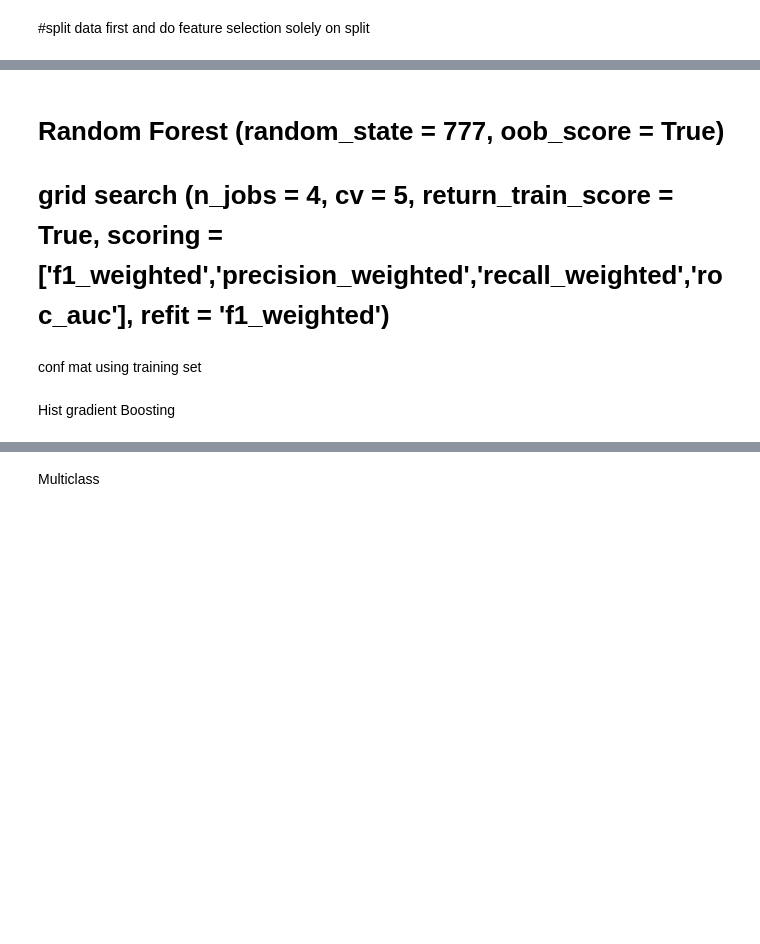
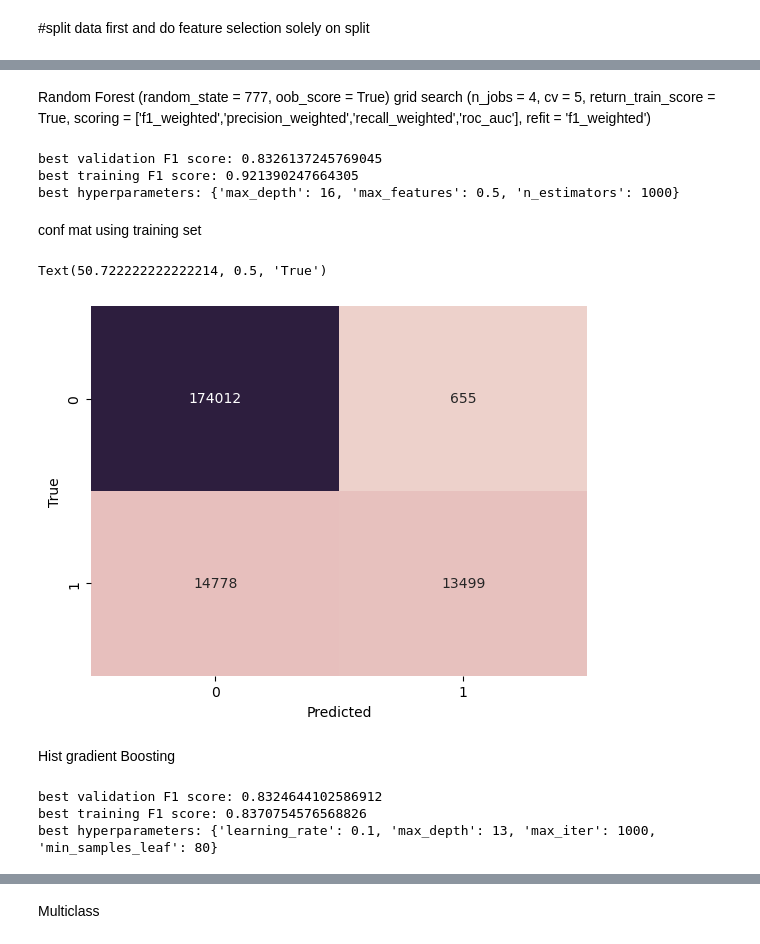
Before and after one commit to pixieghosh/diabetes_prediction, a Jupyter notebook: diabetes/ghosh_final_project.ipynb, the cells around one changed output, grey strips where cells are left out. Cells and saved outputs as stored; diff of their text form; code cells hidden in the pictures; blank space fills up the shorter version.

```diff
--- a/diabetes/ghosh_final_project.ipynb
+++ b/diabetes/ghosh_final_project.ipynb
@@ -42,8 +60,14 @@ feature selection
-# %%
-X_train_bin = SelectFpr(chi2, alpha=0.01).fit_transform(X_train_bin, y_train_bin)
+# %%
+fpr = SelectFpr(chi2, alpha=0.01)
+X_train_bin = fpr.fit_transform(X_train_bin, y_train_bin)
+features_after_fpr = fpr.get_feature_names_out()
+feature_mask = np.isin(cols[1:],features_after_fpr)
+dropped_idx = np.where(feature_mask == False)[0]
+dropped_col = cols[12]
+# AnyHealthcasre is dropped column
 # %% [markdown]
-# Random Forest (random_state = 777, oob_score = True)
-# grid search (n_jobs = 4, cv = 5, return_train_score = True, scoring = ['f1_weighted','precision_weighted','recall_weighted','roc_auc'], refit = 'f1_weighted')
+Random Forest (random_state = 777, oob_score = True)
+grid search (n_jobs = 4, cv = 5, return_train_score = True, scoring = ['f1_weighted','precision_weighted','recall_weighted','roc_auc'], refit = 'f1_weighted')
 # %%
 params_rf = {'n_estimators':np.arange(1000,4000,1000),
           'max_depth':[13,14,15,16,None],
@@ -57,14 +81,21 @@ gcv_rf_bin = GridSearchCV(clf_rf_bin, param_grid= params_rf,
 print(f'best validation F1 score: {gcv_rf_bin.cv_results_["mean_test_f1_weighted"][gcv_rf_bin.best_index_]}')
 print(f'best training F1 score: {gcv_rf_bin.cv_results_["mean_train_f1_weighted"][gcv_rf_bin.best_index_]}')
 print(f'best hyperparameters: {gcv_rf_bin.best_params_}')
+# %% [output]
+best validation F1 score: 0.8326137245769045
+best training F1 score: 0.921390247664305
+best hyperparameters: {'max_depth': 16, 'max_features': 0.5, 'n_estimators': 1000}
 # %% [markdown]
 conf mat using training set
 # %%
 y_pred_rf_bin = gcv_rf_bin.best_estimator_.predict(X_train_bin)
 conf_mat_rf_bin = confusion_matrix(y_true = y_train_bin, y_pred= y_pred_rf_bin)
-axes = sns.heatmap(conf_mat_rf_bin, cbar= False, annot= True, fmt = 'd', cmap="crest")
+axes = sns.heatmap(conf_mat_rf_bin, cbar= False, annot= True, fmt = 'd', cmap=sns.cubehelix_palette(as_cmap=True))
 axes.set_xlabel('Predicted')
 axes.set_ylabel('True')
+# %% [output]
+Text(50.722222222222214, 0.5, 'True')
+[figure, added]
 # %% [markdown]
 Hist gradient Boosting
 # %%
@@ -81,6 +112,10 @@ gcv_hgb_bin = GridSearchCV(clf_hgb_bin, param_grid= params_hgb, n_jobs = 4,
 print(f'best validation F1 score: {gcv_hgb_bin.cv_results_["mean_test_f1_weighted"][gcv_hgb_bin.best_index_]}')
 print(f'best training F1 score: {gcv_hgb_bin.cv_results_["mean_train_f1_weighted"][gcv_hgb_bin.best_index_]}')
 print(f'best hyperparameters: {gcv_hgb_bin.best_params_}')
+# %% [output]
+best validation F1 score: 0.8324644102586912
+best training F1 score: 0.8370754576568826
+best hyperparameters: {'learning_rate': 0.1, 'max_depth': 13, 'max_iter': 1000, 'min_samples_leaf': 80}
 # %%
 y_pred_hgb_bin = gcv_hgb_bin.best_estimator_.predict(X_train_bin)
 conf_mat_hgb_bin = confusion_matrix(y_true = y_train_bin, y_pred= y_pred_hgb_bin)
```
Also changed, not shown: parts of 13 cells of this notebook.
